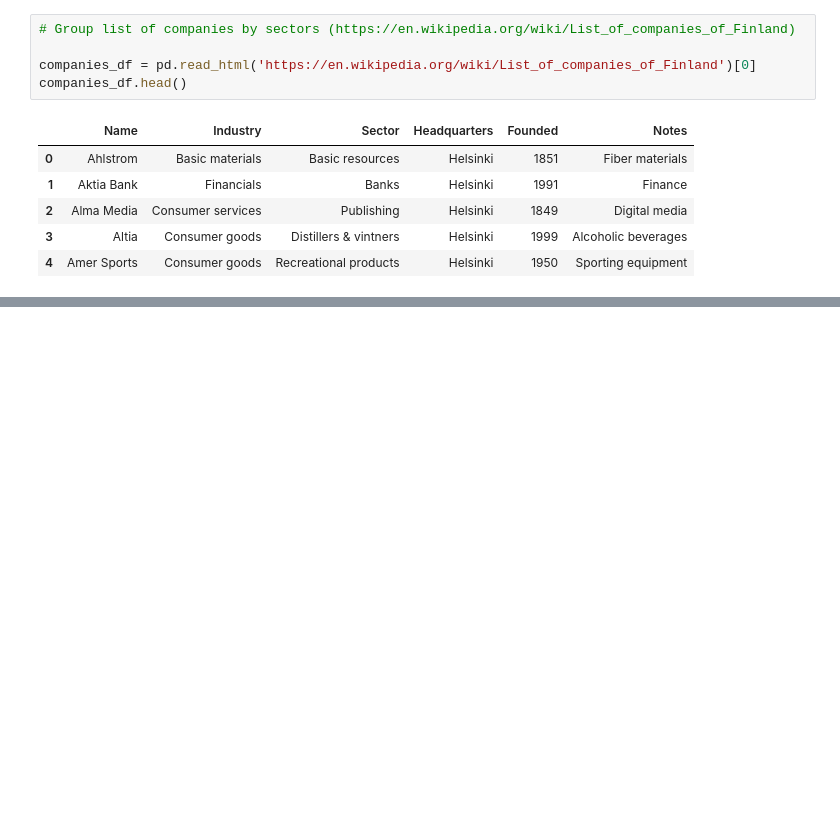
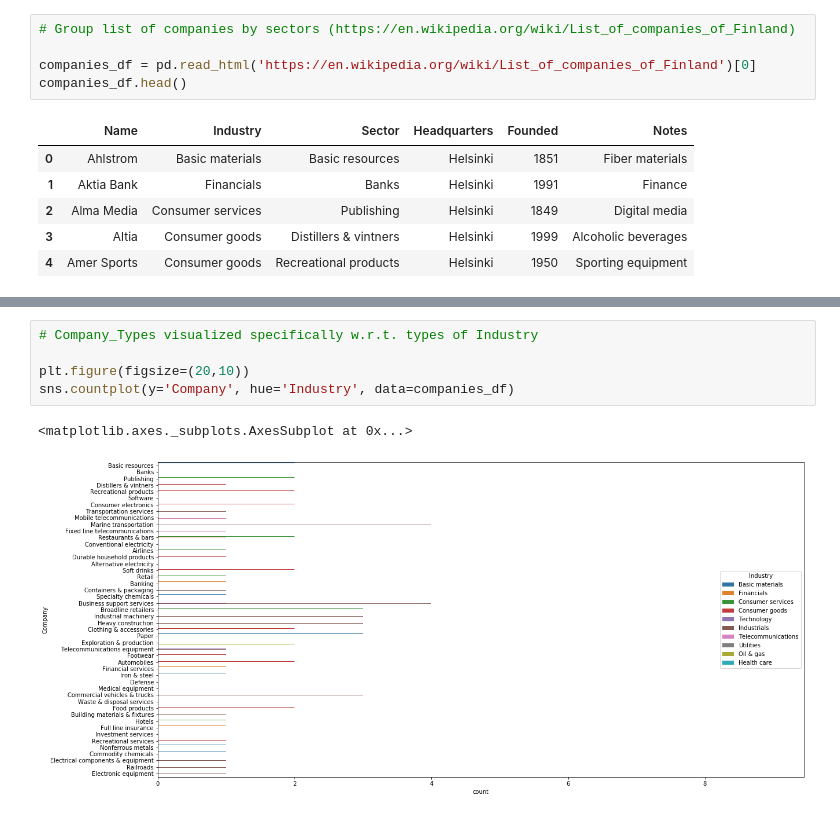
Before and after one commit to prak112/esg-profile, a Jupyter notebook: company-reports.ipynb, the cells around one changed output, grey strips where cells are left out. Drawn from its saved outputs; the diff is of its cells as text; blank space fills up the shorter version.

```diff
--- a/company-reports.ipynb
+++ b/company-reports.ipynb
@@ -55,0 +137,8 @@ companies_sorted
+# %%
+# Company_Types visualized specifically w.r.t. types of Industry
+
+plt.figure(figsize=(20,10))
+sns.countplot(y='Company', hue='Industry', data=companies_df)
+# %% [output]
+<matplotlib.axes._subplots.AxesSubplot at 0x...>
+[figure, added]
```
Also changed, not shown: parts of 12 cells of this notebook.
